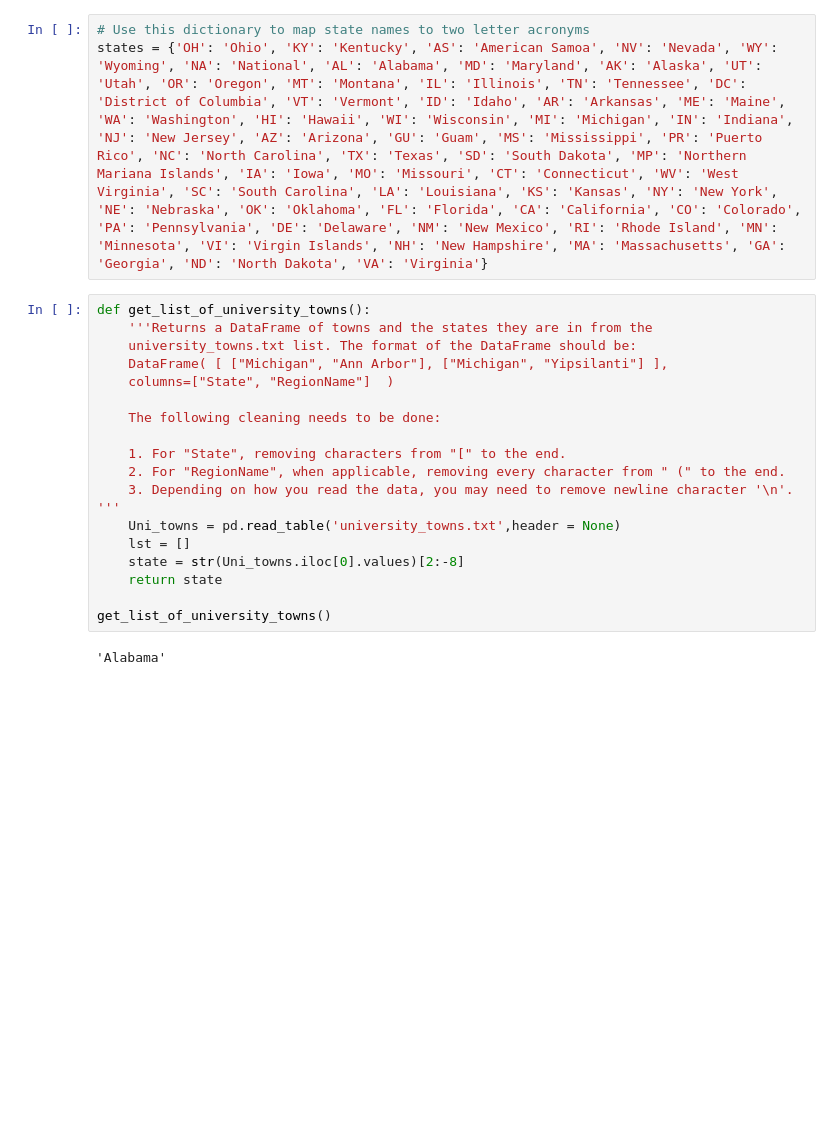
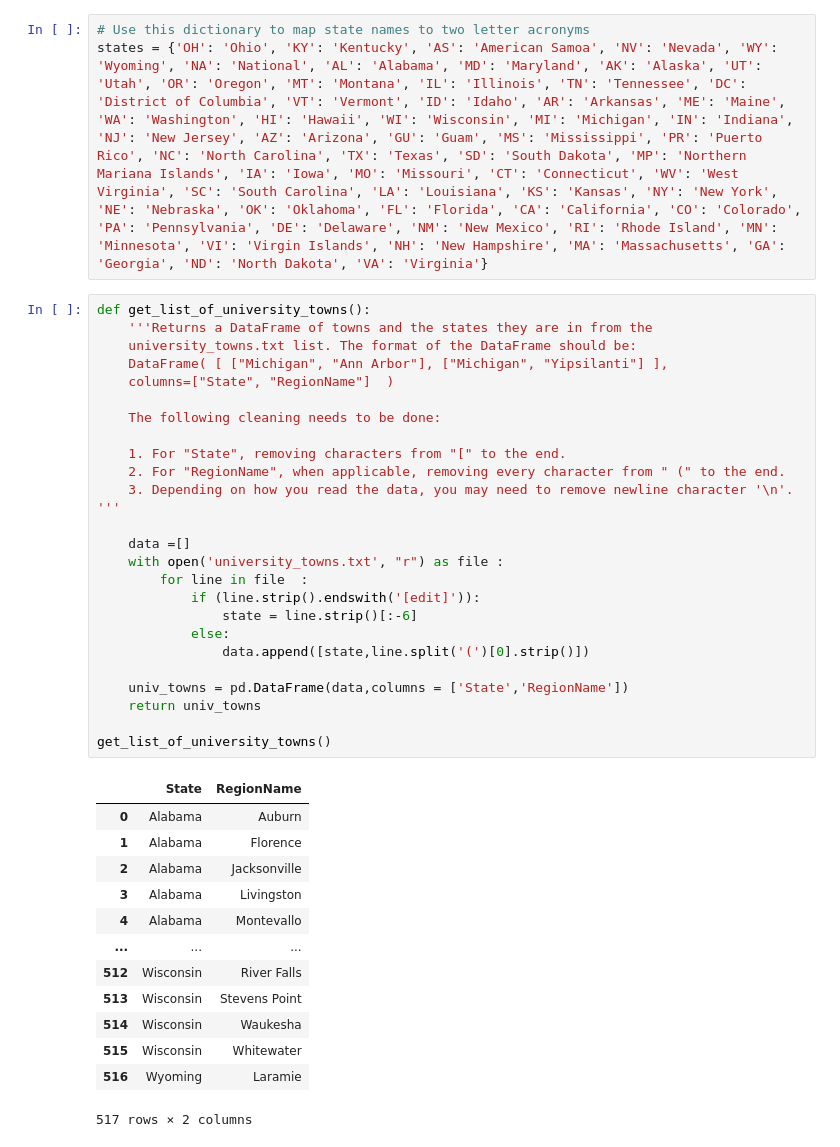
Before and after one commit to AyaElghannam/Applied-Data-Science-with-Python-specialization, a Jupyter notebook: Course 1/Week 4/Assignment+4.ipynb, the cells around one changed output. Cells and saved outputs as stored; diff of their text form; blank space fills up the shorter version.

```diff
--- a/Course 1/Week 4/Assignment+4.ipynb
+++ b/Course 1/Week 4/Assignment+4.ipynb
@@ -32,20 +32,39 @@ states = {'OH': 'Ohio', 'KY': 'Kentucky', 'AS': 'American Samoa', 'NV': 'Nevada'
 # %%
 def get_list_of_university_towns():
     '''Returns a DataFrame of towns and the states they are in from the
     university_towns.txt list. The format of the DataFrame should be:
     DataFrame( [ ["Michigan", "Ann Arbor"], ["Michigan", "Yipsilanti"] ],
     columns=["State", "RegionName"]  )
 
     The following cleaning needs to be done:
 
     1. For "State", removing characters from "[" to the end.
     2. For "RegionName", when applicable, removing every character from " (" to the end.
     3. Depending on how you read the data, you may need to remove newline character '\n'. '''
-    Uni_towns = pd.read_table('university_towns.txt',header = None)
-    lst = []
-    state = str(Uni_towns.iloc[0].values)[2:-8]
-    return state
+
+    data =[]
+    with open('university_towns.txt', "r") as file :
+        for line in file  :
+            if (line.strip().endswith('[edit]')):
+                state = line.strip()[:-6]
+            else:
+                data.append([state,line.split('(')[0].strip()])
+
+    univ_towns = pd.DataFrame(data,columns = ['State','RegionName'])
+    return univ_towns
 
 get_list_of_university_towns()
 # %% [output]
+|  | State | RegionName |
+| 0 | Alabama | Auburn |
+| 1 | Alabama | Florence |
+| 2 | Alabama | Jacksonville |
+| 3 | Alabama | Livingston |
+| 4 | Alabama | Montevallo |
+| ... | ... | ... |
+| 512 | Wisconsin | River Falls |
+| 513 | Wisconsin | Stevens Point |
+| 514 | Wisconsin | Waukesha |
+| 515 | Wisconsin | Whitewater |
+| 516 | Wyoming | Laramie |
-'Alabama'
+517 rows × 2 columns
```
Also changed, not shown: parts of 7 cells of this notebook.
